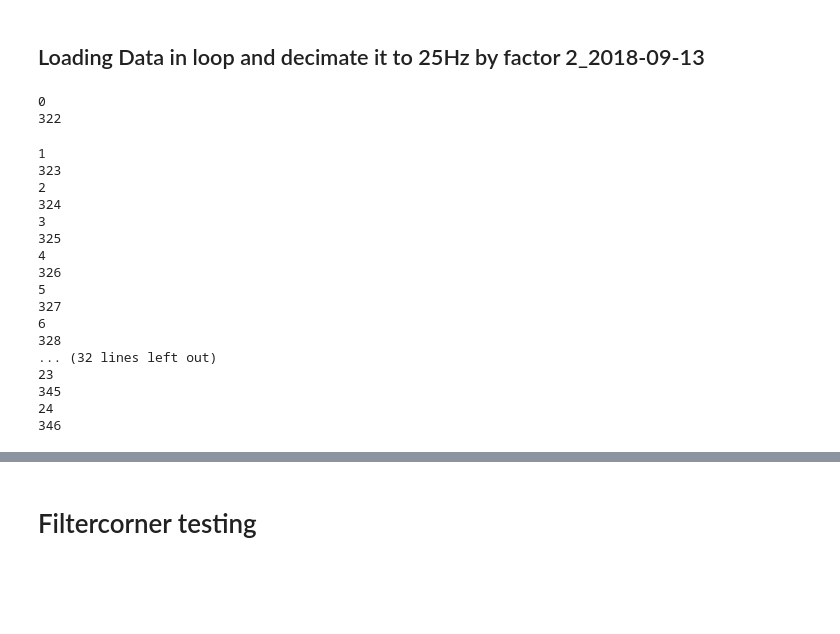
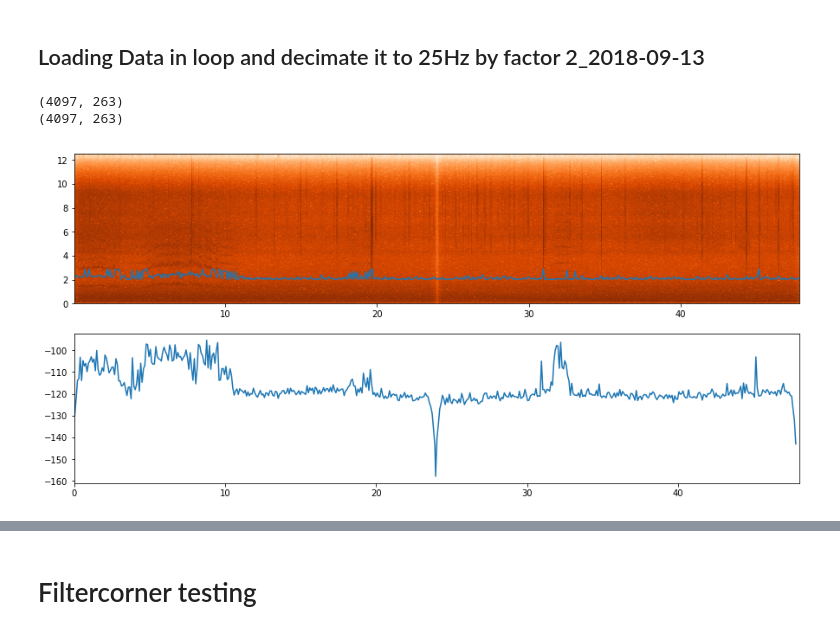
Before and after one commit to DDEssing/thesis_code, a Jupyter notebook: Amplitude_variation.ipynb, the cells around one changed output, grey strips where cells are left out. Cells and saved outputs as stored; diff of their text form; code cells hidden in the pictures; blank space fills up the shorter version.

Commit message:
Some plot options where modified

```diff
--- a/Amplitude_variation.ipynb
+++ b/Amplitude_variation.ipynb
@@ -19,7 +19,7 @@ from func.def_master import sorting_out_peaks
 station = 'KNR01'
 component = 'BHZ'
 year = 2016
-start_day = 321
+start_day = 319
 start_day = str(start_day)
 year= str(year)
 # %% [markdown]
@@ -130,7 +130,7 @@ year = 2016
 
 year = str(year)
 
-number_of_days = 25
+number_of_days = 2
 
 
 
@@ -151,10 +151,10 @@ for i in range(number_of_days):
     start_day = str(int(start_day)+1)
     #print(start_day)
     ## Depends on workstation
-    #st = read('../../TEST_DATA/DATA/KNR01/BHZ.D/1B.KNR01..BHZ.D.2016.337')
-    st_BHZ = read('/data/cen/u254/Essing/AWI/KNIPA_NEW/' + year + '/1B/' + station + '/' + component + '.D/1B.' + station + '..' + component + '.D.' + year + '.' + start_day)
-    #parser01 = Parser('../../TEST_DATA/Resp/RESP.1B.KNR01..BHZ')
-    parser01_BHZ = Parser('/data/cen/u254/Essing/AWI/CAL/RESP.1B.' + station + '..' + component)
+    st_BHZ = read('../../TEST_DATA/DATA/' + station + '/' + component + '.D/1B.' + station + '..' + component + '.D.' + year + '.' + start_day)
+    #st_BHZ = read('/data/cen/u254/Essing/AWI/KNIPA_NEW/' + year + '/1B/' + station + '/' + component + '.D/1B.' + station + '..' + component + '.D.' + year + '.' + start_day)
+    parser01_BHZ = Parser('../../TEST_DATA/Resp/RESP.1B.' + station + '..' + component)
+    #parser01_BHZ = Parser('/data/cen/u254/Essing/AWI/CAL/RESP.1B.' + station + '..' + component)
     st_BHZ = st_BHZ.decimate(factor=2)
     fs = int(st_BHZ[0].stats.sampling_rate)
     st_BHZ_simu = st_BHZ.copy()
@@ -169,7 +169,7 @@ for i in range(number_of_days):
     nfft = int(_nearest_pow_2(wlen * fs))
     nlap = int(nfft * float(per_lap))
     specgram_BHZ, freq, time = mlab.specgram(data_BHZ, Fs=fs, NFFT=nfft, noverlap=0)
-    time
+    print(np.shape(specgram_BHZ))
     specgram_BHZ_masekd = ma.array(specgram_BHZ)
     specgram_BHZ_masekd[0:660,:] = ma.masked
     specgram_BHZ_masekd[950:np.shape(specgram_BHZ)[0],:] = ma.masked
@@ -177,35 +177,31 @@ for i in range(number_of_days):
     threshold = np.amax(specgram_BHZ_masekd)*decimate_factor
     max_array_Z_masked, amp_values,frequency_indices, frequency_values = sorting_out_peaks(input_data=specgram_BHZ_masekd, freq_vec=freq, maxima=maxima, distance = distance, threshold = threshold, freq_minimal_value = freq_minimal_value)
 
+
+
+
+
+
     if i==0:
         first_date = st_BHZ[0].stats.endtime.ctime()[4:]
         all_days_amp_values = np.zeros((number_of_days, len(amp_values)))
         all_days_freq_values = np.zeros((number_of_days, len(frequency_values)))
         time_stack = time
 
+        # set first specgram to specgram_merged
+
+        specgram_merged = specgram_BHZ
+
+    else:
+        specgram_merged = np.append(specgram_merged, specgram_BHZ, axis=1)
+
 
     if i!=1:
         time_stack = np.append(time_stack, time_stack[-1]+time)
 
+
     all_days_amp_values[i,:] = amp_values
     all_days_freq_values[i,:] = frequency_values
 # %% [output]
-0
-322
+(4097, 263)
+(4097, 263)
-1
-323
-2
-324
-3
-325
-4
-326
-5
-327
-6
-328
-... (32 lines left out)
-23
-345
-24
-346
@@ -212,2 +212,12 @@ for i in range(number_of_days):
+# %%
+fig, axs = plt.subplots(nrows=2, ncols=1, figsize=(15,7))
+axs = axs.flatten()
+axs[0].pcolormesh(time_stack/3600,freq,10*np.log10(specgram_merged))
+axs[0].plot(time_stack/3600, all_days_freq_values)
+axs[1].plot(time_stack/3600, 10 * np.log10(all_days_amp_values))
+axs[1].set_xlim(0,48)
+plt.show()
+# %% [output]
+[figure, added]
 # %%
 print(np.shape(time_stack))
```
Also changed, not shown: parts of 4 cells of this notebook.
